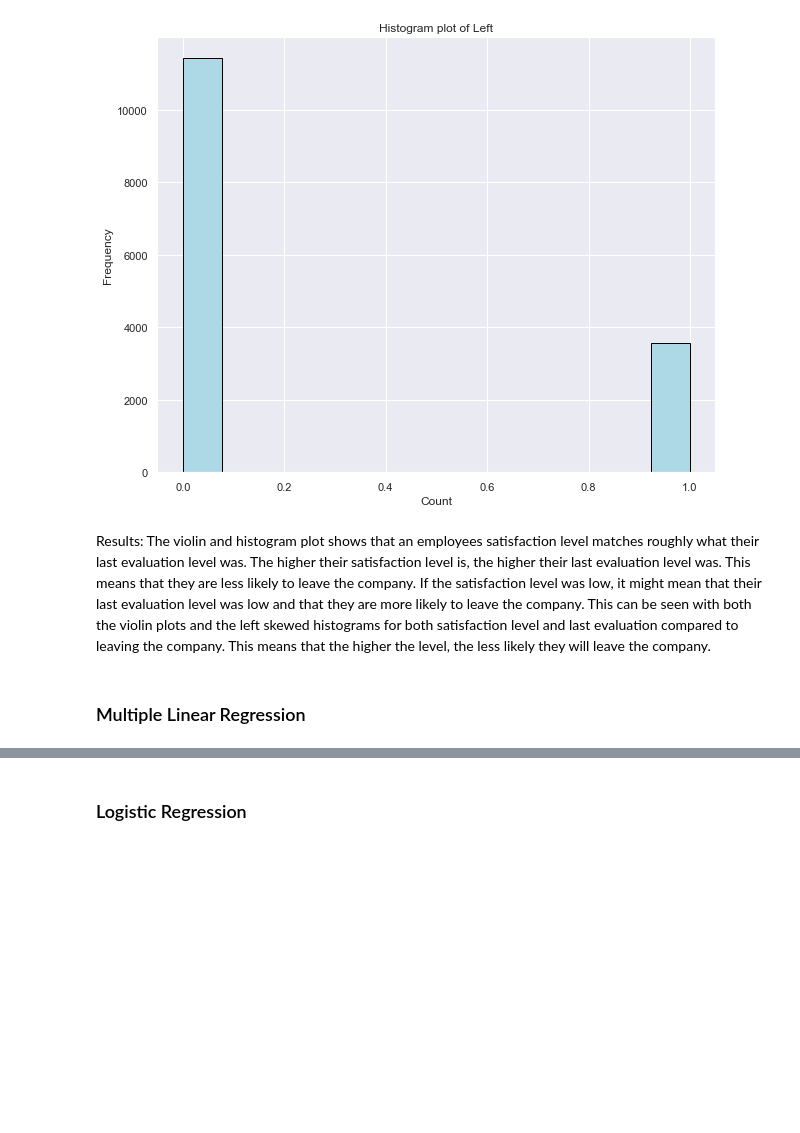
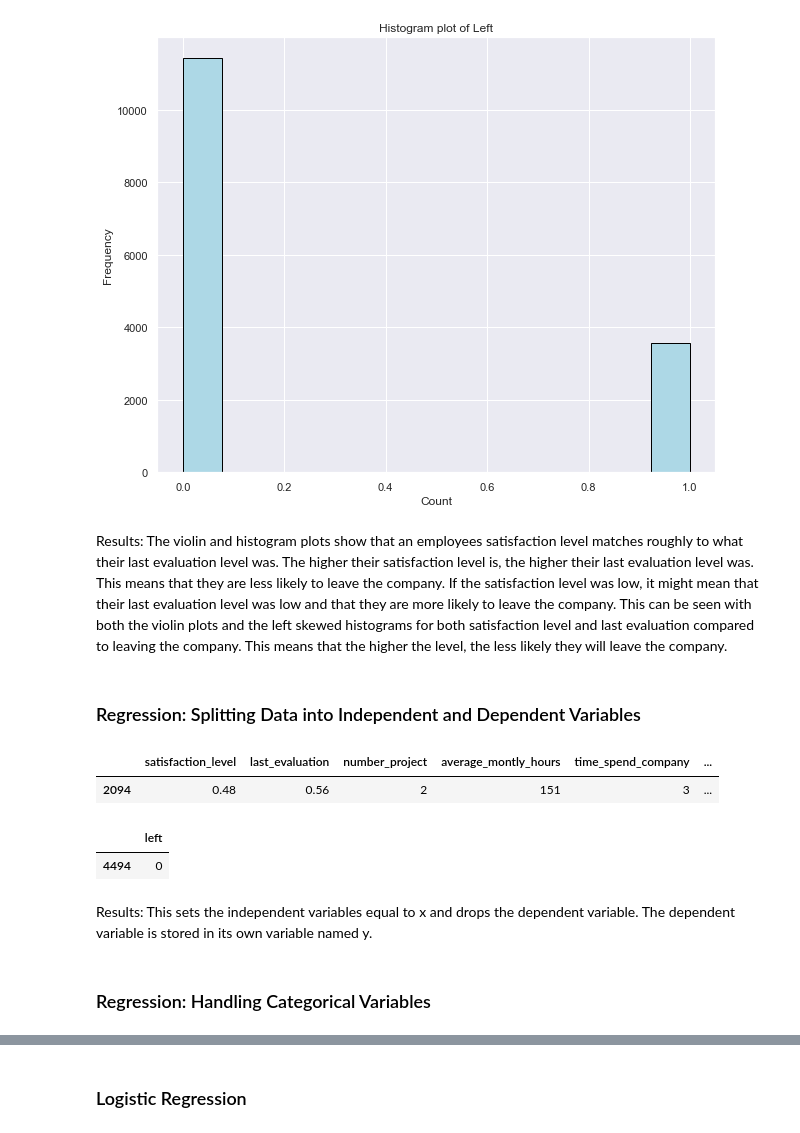
Before and after one commit to morganhardin/DS160_Final_Project_MEH, a Jupyter notebook: DS160_Final_Project_MEH.ipynb, the cells around one changed output, grey strips where cells are left out. Saved outputs shown, nothing was run; the diff lists cells and outputs as text; code cells hidden in the pictures; blank space fills up the shorter version.

```diff
--- a/DS160_Final_Project_MEH.ipynb
+++ b/DS160_Final_Project_MEH.ipynb
@@ -309,6 +324,23 @@ plt.show()
 # %% [output]
 [figure]
 # %% [markdown]
-Results: The violin and histogram plot shows that an employees satisfaction level matches roughly what their last evaluation level was. The higher their satisfaction level is, the higher their last evaluation level was. This means that they are less likely to leave the company. If the satisfaction level was low, it might mean that their last evaluation level was low and that they are more likely to leave the company. This can be seen with both the violin plots and the left skewed histograms for both satisfaction level and last evaluation compared to leaving the company. This means that the higher the level, the less likely they will leave the company.
+Results: The violin and histogram plots show that an employees satisfaction level matches roughly to what their last evaluation level was. The higher their satisfaction level is, the higher their last evaluation level was. This means that they are less likely to leave the company. If the satisfaction level was low, it might mean that their last evaluation level was low and that they are more likely to leave the company. This can be seen with both the violin plots and the left skewed histograms for both satisfaction level and last evaluation compared to leaving the company. This means that the higher the level, the less likely they will leave the company.
-# %% [markdown]
-### Multiple Linear Regression
+# %% [markdown]
+### Regression: Splitting Data into Independent and Dependent Variables
+# %%
+x = data.drop('left', axis = 1)
+y = data[['left']]
+# %%
+x.sample()
+# %% [output]
+|  | satisfaction_level | last_evaluation | number_project | average_montly_hours | time_spend_company | ... |
+| 2094 | 0.48 | 0.56 | 2 | 151 | 3 | ... |
+# %%
+y.sample()
+# %% [output]
+|  | left |
+| 4494 | 0 |
+# %% [markdown]
+Results: This sets the independent variables equal to x and drops the dependent variable. The dependent variable is stored in its own variable named y.
+# %% [markdown]
+### Regression: Handling Categorical Variables
```
Also changed, not shown: parts of 28 cells of this notebook.
